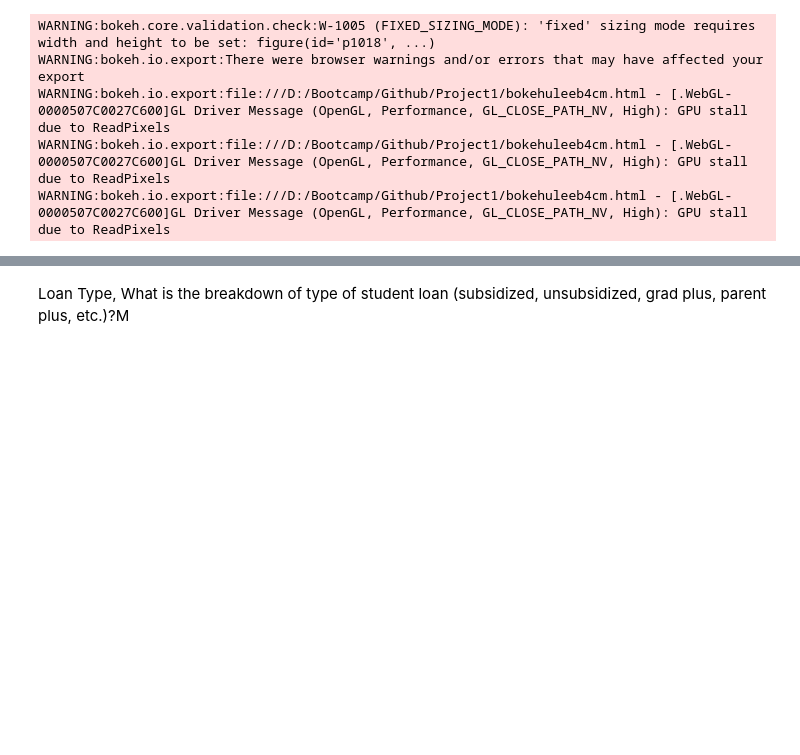
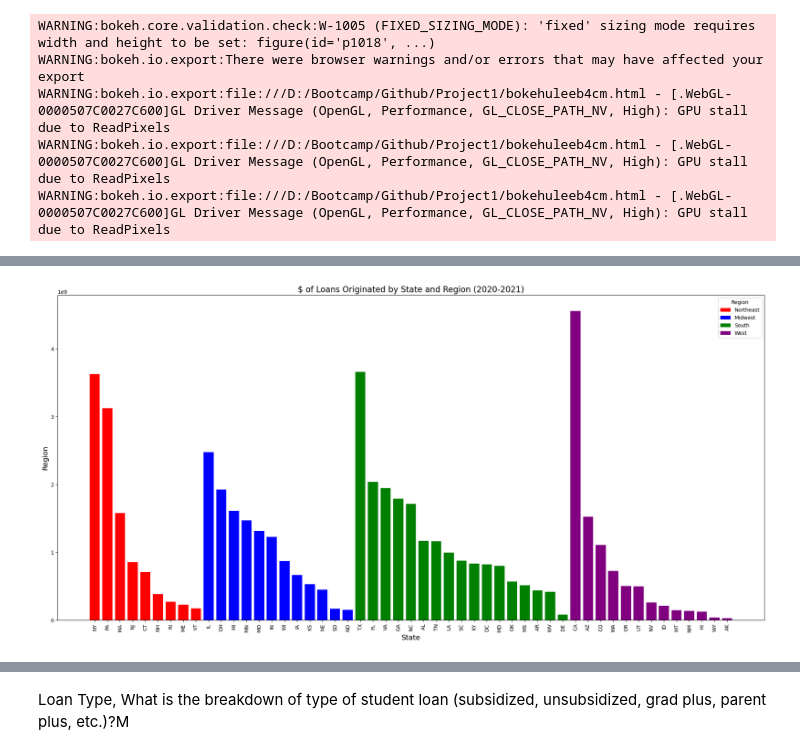
Before and after one commit to wemlaztdj/Demo_p1, a Jupyter notebook: main - TC.ipynb, the cells around one changed output, grey strips where cells are left out. Cells and saved outputs as stored; diff of their text form; code cells hidden in the pictures; blank space fills up the shorter version.

Commit message:
add two charts

```diff
--- a/main - TC.ipynb
+++ b/main - TC.ipynb
@@ -275 +275,29 @@ df
 13971 rows × 15 columns
+# %%
+regions_list= [
+    'Northeast',
+    'Midwest',
+    'South',
+    'West',
+    'Other'
+]
+# # sort them
+state_total_loans = df.groupby(['State'])['$ of Loans Originated'].sum().reset_index()
+state_total_loans = state_total_loans.sort_values(by='$ of Loans Originated', ascending=False)
+state_total_loans['Region'] = state_total_loans['State'].apply(assign_region)
+
+
+plt.figure(figsize=(20, 10))
+for region, color in zip(regions.keys(), ['red', 'blue', 'green', 'purple']):
+    subset = state_total_loans[state_total_loans['Region'] == region]
+    plt.bar(subset['State'], subset['$ of Loans Originated'], label=region, color=color)
+
+plt.title('$ of Loans Originated by State and Region (2020-2021)', fontsize=16)
+plt.xlabel('State', fontsize=14)
+plt.ylabel('Region', fontsize=14)
+plt.legend(title='Region')
+plt.xticks(rotation=90)
+plt.tight_layout()
+plt.show()
+# %% [output]
+[figure, added]
```
Also changed, not shown: parts of 2 cells of this notebook.
